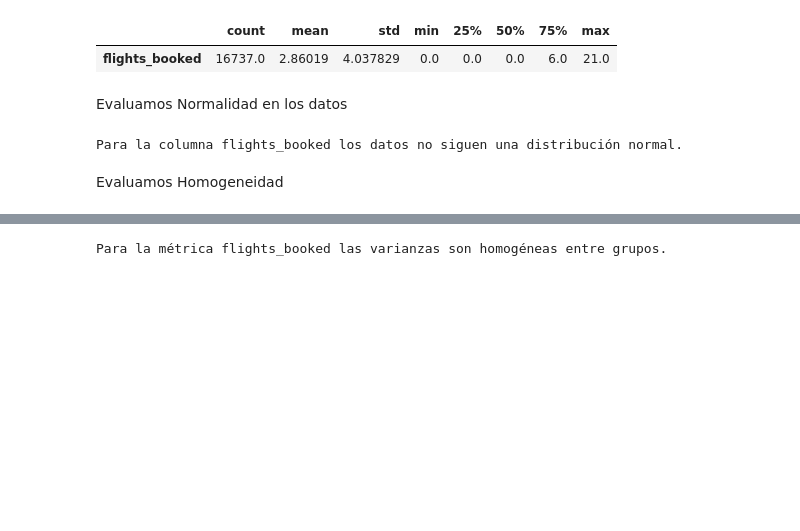
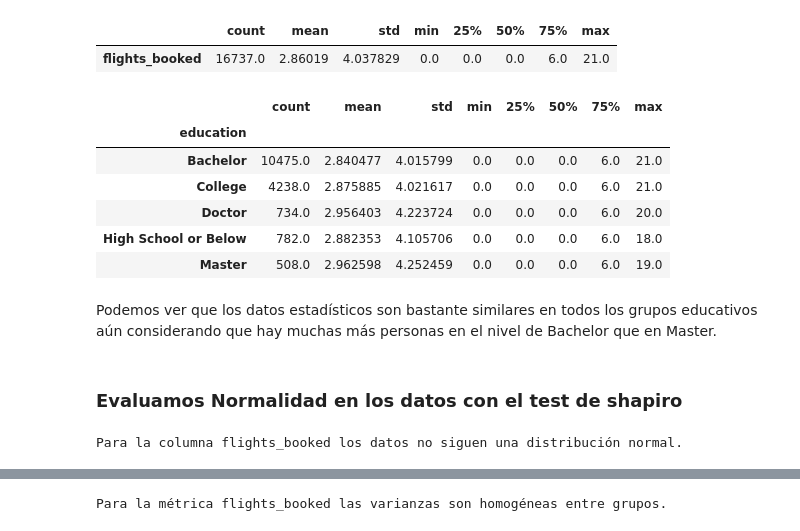
Before and after one commit to Adalab/bda-modulo-3-evaluacion-final-ValeFischer, a Jupyter notebook: Evaluacion_M3_ValeFischer-1.ipynb, the cells around one changed output, grey strips where cells are left out. Cells and saved outputs as stored; diff of their text form; code cells hidden in the pictures; blank space fills up the shorter version.

```diff
--- a/Evaluacion_M3_ValeFischer-1.ipynb
+++ b/Evaluacion_M3_ValeFischer-1.ipynb
@@ -904,8 +904,22 @@ Los principales estadísticos de las columnas categóricas son:
 Los principales estadísticos de las columnas numéricas son:
 |  | count | mean | std | min | 25% | 50% | 75% | max |
 | flights_booked | 16737.0 | 2.86019 | 4.037829 | 0.0 | 0.0 | 0.0 | 6.0 | 21.0 |
+# %%
+#Agrupamos por nivel educativo y miramos las principales estadísticas de los vuelos
+stats_group = df_analisis.groupby('education')['flights_booked'].describe()
+stats_group
+# %% [output]
+|  | count | mean | std | min | 25% | 50% | 75% | max |
+| education |  |  |  |  |  |  |  |  |
+| Bachelor | 10475.0 | 2.840477 | 4.015799 | 0.0 | 0.0 | 0.0 | 6.0 | 21.0 |
+| College | 4238.0 | 2.875885 | 4.021617 | 0.0 | 0.0 | 0.0 | 6.0 | 21.0 |
+| Doctor | 734.0 | 2.956403 | 4.223724 | 0.0 | 0.0 | 0.0 | 6.0 | 20.0 |
+| High School or Below | 782.0 | 2.882353 | 4.105706 | 0.0 | 0.0 | 0.0 | 6.0 | 18.0 |
+| Master | 508.0 | 2.962598 | 4.252459 | 0.0 | 0.0 | 0.0 | 6.0 | 19.0 |
+# %% [markdown]
+Podemos ver que los datos estadísticos son bastante similares en todos los grupos educativos aún considerando que hay muchas más personas en el nivel de Bachelor que en Master.
 # %% [markdown]
-Evaluamos Normalidad en los datos
+### Evaluamos Normalidad en los datos con el test de shapiro
 # %%
 #evaluamos Normalidad
 # lo primero que hacemos es crear una función para testar la normalidad de los datos
@@ -919,5 +933,3 @@ def normalidad(dataframe, columna):
 normalidad(df_analisis ,'flights_booked')
 # %% [output]
 Para la columna flights_booked los datos no siguen una distribución normal.
-# %% [markdown]
-Evaluamos Homogeneidad
```
Also changed, not shown: parts of 9 cells of this notebook.
